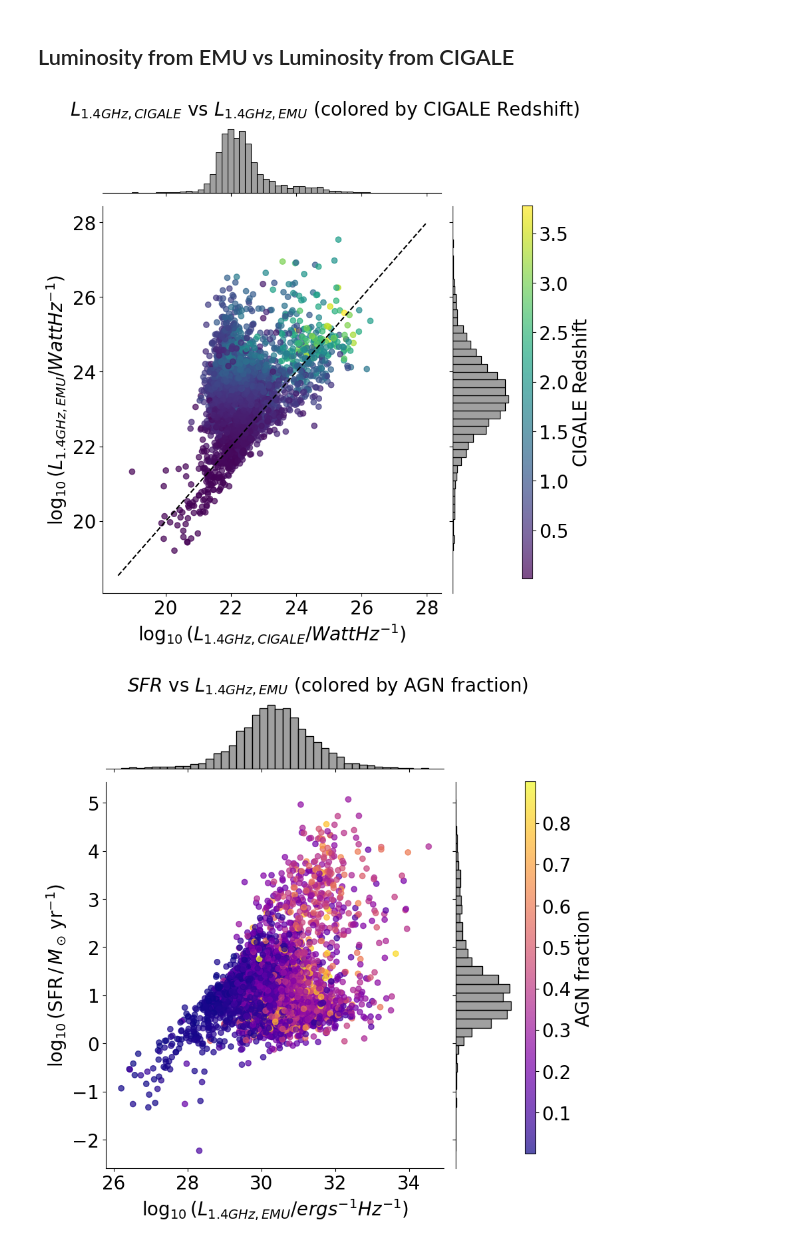
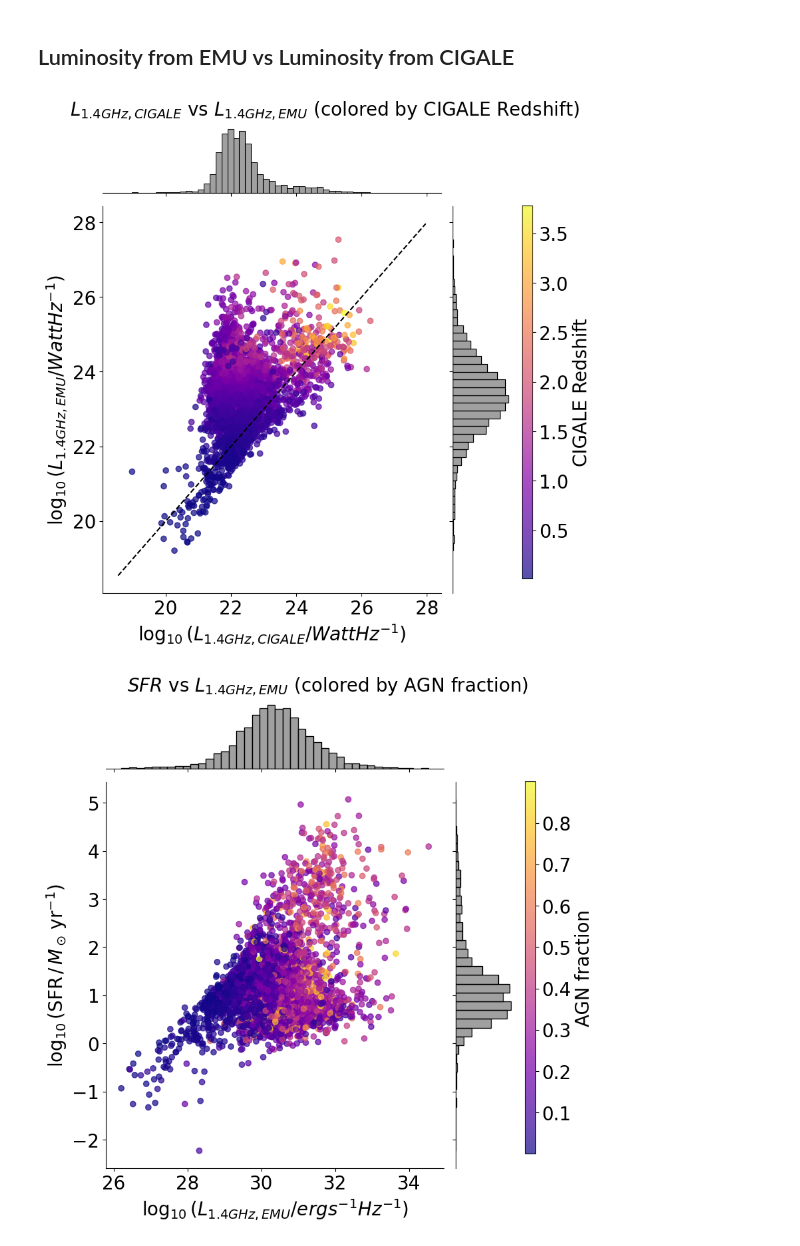
Before and after one commit to theWebTardigrade/fundamental-properties-of-EMU-radio-sources, a Jupyter notebook: code/8_CIGALE_results_EMU.ipynb, the cells around one changed output. Drawn from its saved outputs; the diff is of its cells as text; code cells hidden in the pictures.

```diff
--- a/code/8_CIGALE_results_EMU.ipynb
+++ b/code/8_CIGALE_results_EMU.ipynb
@@ -990,7 +1008,7 @@ points = g.ax_joint.scatter(
     log_luminosity_1_4GHz_theor_watt,
     log_luminosity_1_4GHz_obs_watt,
     c=catalog_pd['bayes.universe.redshift'],
-    cmap='viridis',
+    cmap='plasma',
     alpha=0.7
 )
 
@@ -1020,34 +1038,34 @@ sns.histplot(
     data=catalog_pd,
     y=log_luminosity_1_4GHz_obs_watt,
     bins=40,
     ax=g.ax_marg_y,
     color='grey',
     edgecolor='black'
 )
 
 # Set axis labels and title with larger font
 g.set_axis_labels(
     r'$\log_{10}(L_{1.4 GHz, CIGALE}/ Watt Hz^{-1})$',
     r'$\log_{10}(L_{1.4 GHz, EMU}/ Watt Hz^{-1})$',
     fontsize=20
 )
 g.ax_joint.tick_params(axis='both', labelsize=20)
 g.ax_marg_x.tick_params(labelsize=20)
 g.ax_marg_y.tick_params(labelsize=20)
 
 # Title
 g.fig.suptitle(r'$L_{1.4 GHz, CIGALE}$ vs $L_{1.4 GHz, EMU}$ (colored by CIGALE Redshift)', fontsize=20,  y=1.0)
 g.fig.subplots_adjust(top=0.95, right=0.85)  # Shrink plot area to make room for colorbar
 
 # Add external colorbar with larger label and ticks
 cbar_ax = g.fig.add_axes([0.87, 0.1, 0.02, 0.7])
 cbar = g.fig.colorbar(points, cax=cbar_ax)
 cbar.set_label('CIGALE Redshift', fontsize=20)
 cbar.ax.tick_params(labelsize=20)
 
 plt.show()
 # %% [output]
-[figure, old version]
+[figure, new version]
 # %%
 # Calculate the theorical luminosity at 1.4GHz assuming that the SFR given by CIGALE is the same as the SFR at 1.4GHz
 #f_IMF = 1.72  # Initial mass function normalization factor, Delhaize et al. 2017
```
Also changed, not shown: parts of 11 cells of this notebook, 1 other file.
